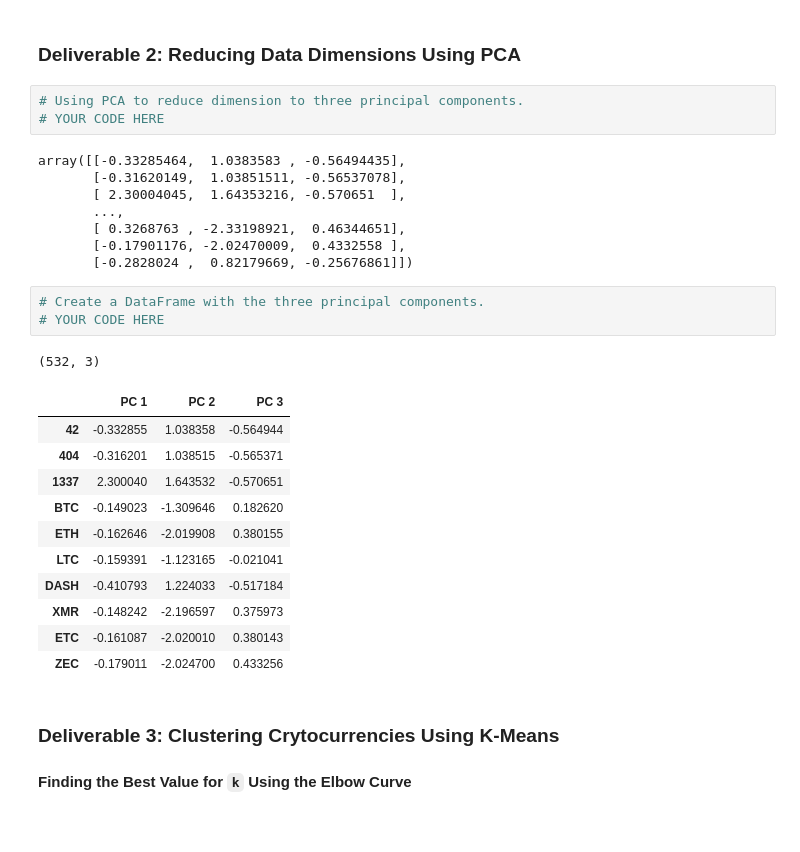
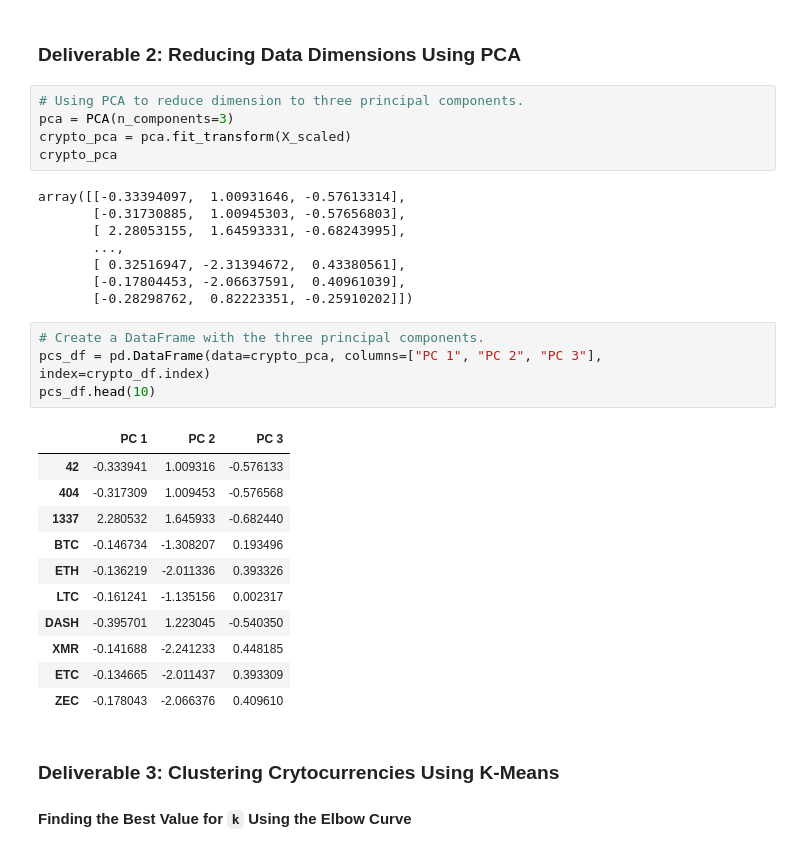
Before and after one commit to si1ver1/Cryptocurrencies, a Jupyter notebook: crypto_clustering.ipynb, the cells around one changed output. Saved outputs shown, nothing was run; the diff lists cells and outputs as text; blank space fills up the shorter version.

```diff
--- a/crypto_clustering.ipynb
+++ b/crypto_clustering.ipynb
@@ -192,31 +192,33 @@ print(X_scaled[0:4])
 ### Deliverable 2: Reducing Data Dimensions Using PCA
 # %%
 # Using PCA to reduce dimension to three principal components.
-# YOUR CODE HERE
+pca = PCA(n_components=3)
+crypto_pca = pca.fit_transform(X_scaled)
+crypto_pca
 # %% [output]
-array([[-0.33285464,  1.0383583 , -0.56494435],
-       [-0.31620149,  1.03851511, -0.56537078],
-       [ 2.30004045,  1.64353216, -0.570651  ],
+array([[-0.33394097,  1.00931646, -0.57613314],
+       [-0.31730885,  1.00945303, -0.57656803],
+       [ 2.28053155,  1.64593331, -0.68243995],
        ...,
-       [ 0.3268763 , -2.33198921,  0.46344651],
-       [-0.17901176, -2.02470009,  0.4332558 ],
-       [-0.2828024 ,  0.82179669, -0.25676861]])
+       [ 0.32516947, -2.31394672,  0.43380561],
+       [-0.17804453, -2.06637591,  0.40961039],
+       [-0.28298762,  0.82223351, -0.25910202]])
 # %%
 # Create a DataFrame with the three principal components.
-# YOUR CODE HERE
+pcs_df = pd.DataFrame(data=crypto_pca, columns=["PC 1", "PC 2", "PC 3"], index=crypto_df.index)
+pcs_df.head(10)
 # %% [output]
-(532, 3)
 |  | PC 1 | PC 2 | PC 3 |
-| 42 | -0.332855 | 1.038358 | -0.564944 |
-| 404 | -0.316201 | 1.038515 | -0.565371 |
-| 1337 | 2.300040 | 1.643532 | -0.570651 |
-| BTC | -0.149023 | -1.309646 | 0.182620 |
-| ETH | -0.162646 | -2.019908 | 0.380155 |
-| LTC | -0.159391 | -1.123165 | -0.021041 |
-| DASH | -0.410793 | 1.224033 | -0.517184 |
-| XMR | -0.148242 | -2.196597 | 0.375973 |
-| ETC | -0.161087 | -2.020010 | 0.380143 |
-| ZEC | -0.179011 | -2.024700 | 0.433256 |
+| 42 | -0.333941 | 1.009316 | -0.576133 |
+| 404 | -0.317309 | 1.009453 | -0.576568 |
+| 1337 | 2.280532 | 1.645933 | -0.682440 |
+| BTC | -0.146734 | -1.308207 | 0.193496 |
+| ETH | -0.136219 | -2.011336 | 0.393326 |
+| LTC | -0.161241 | -1.135156 | 0.002317 |
+| DASH | -0.395701 | 1.223045 | -0.540350 |
+| XMR | -0.141688 | -2.241233 | 0.448185 |
+| ETC | -0.134665 | -2.011437 | 0.393309 |
+| ZEC | -0.178043 | -2.066376 | 0.409610 |
 # %% [markdown]
 ### Deliverable 3: Clustering Crytocurrencies Using K-Means
 
```
